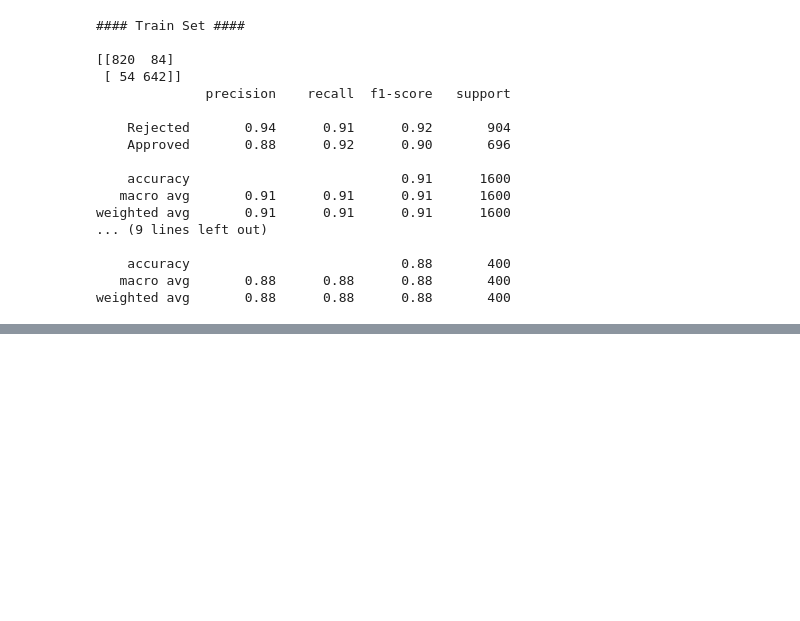
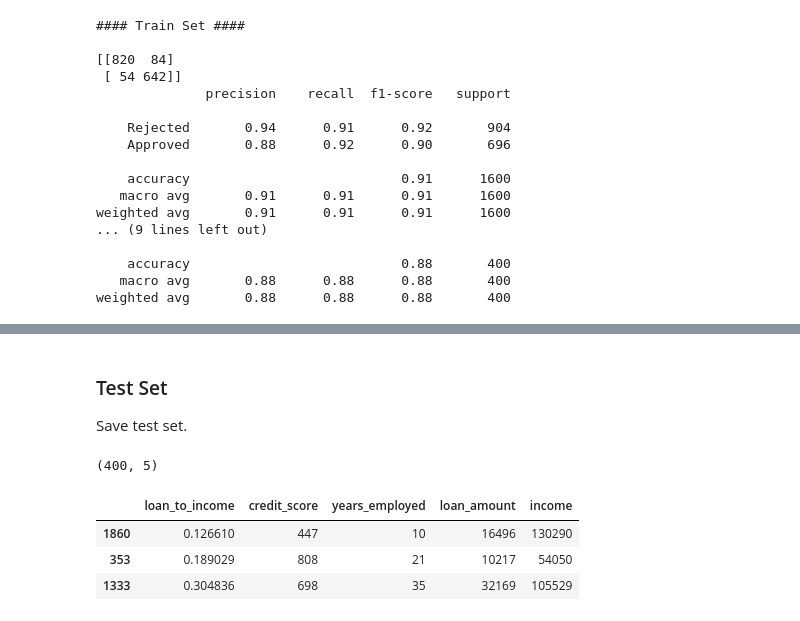
Before and after one commit to DavidRC-Projects/Approval_Predict, a Jupyter notebook: jupyter_notebooks/06 - Modeling and Evaluation.ipynb, the cells around one changed output, grey strips where cells are left out. Drawn from its saved outputs; the diff is of its cells as text; code cells hidden in the pictures; blank space fills up the shorter version.

```diff
--- a/jupyter_notebooks/06 - Modeling and Evaluation.ipynb
+++ b/jupyter_notebooks/06 - Modeling and Evaluation.ipynb
@@ -464,0 +493,13 @@ weighted avg       0.88      0.88      0.88       400
+# %% [markdown]
+### Test Set
+
+Save test set.
+# %%
+print(X_test.shape)
+X_test.head(3)
+# %% [output]
+(400, 5)
+|  | loan_to_income | credit_score | years_employed | loan_amount | income |
+| 1860 | 0.126610 | 447 | 10 | 16496 | 130290 |
+| 353 | 0.189029 | 808 | 21 | 10217 | 54050 |
+| 1333 | 0.304836 | 698 | 35 | 32169 | 105529 |
```
Also changed, not shown: parts of 22 cells of this notebook, 3 other files.
